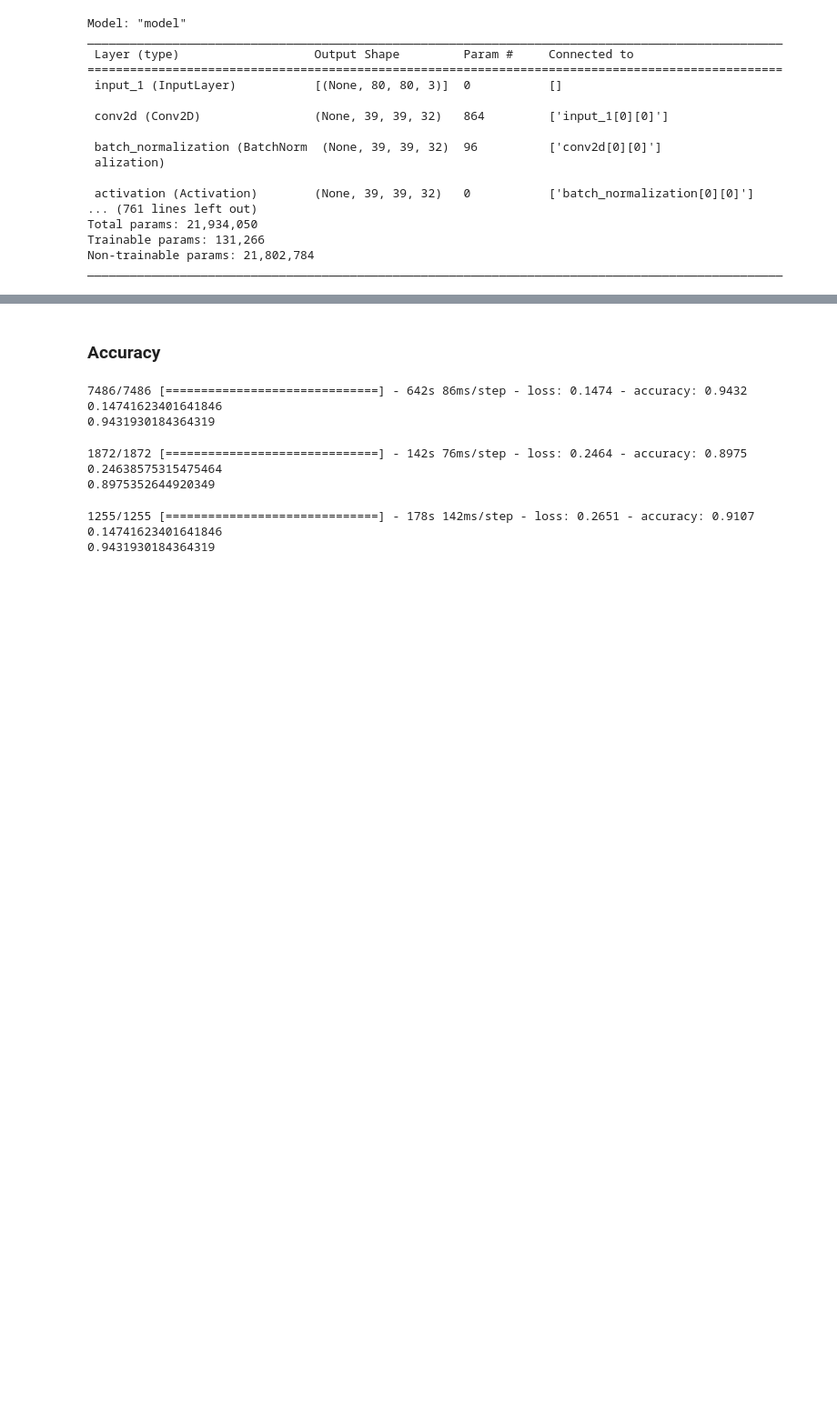
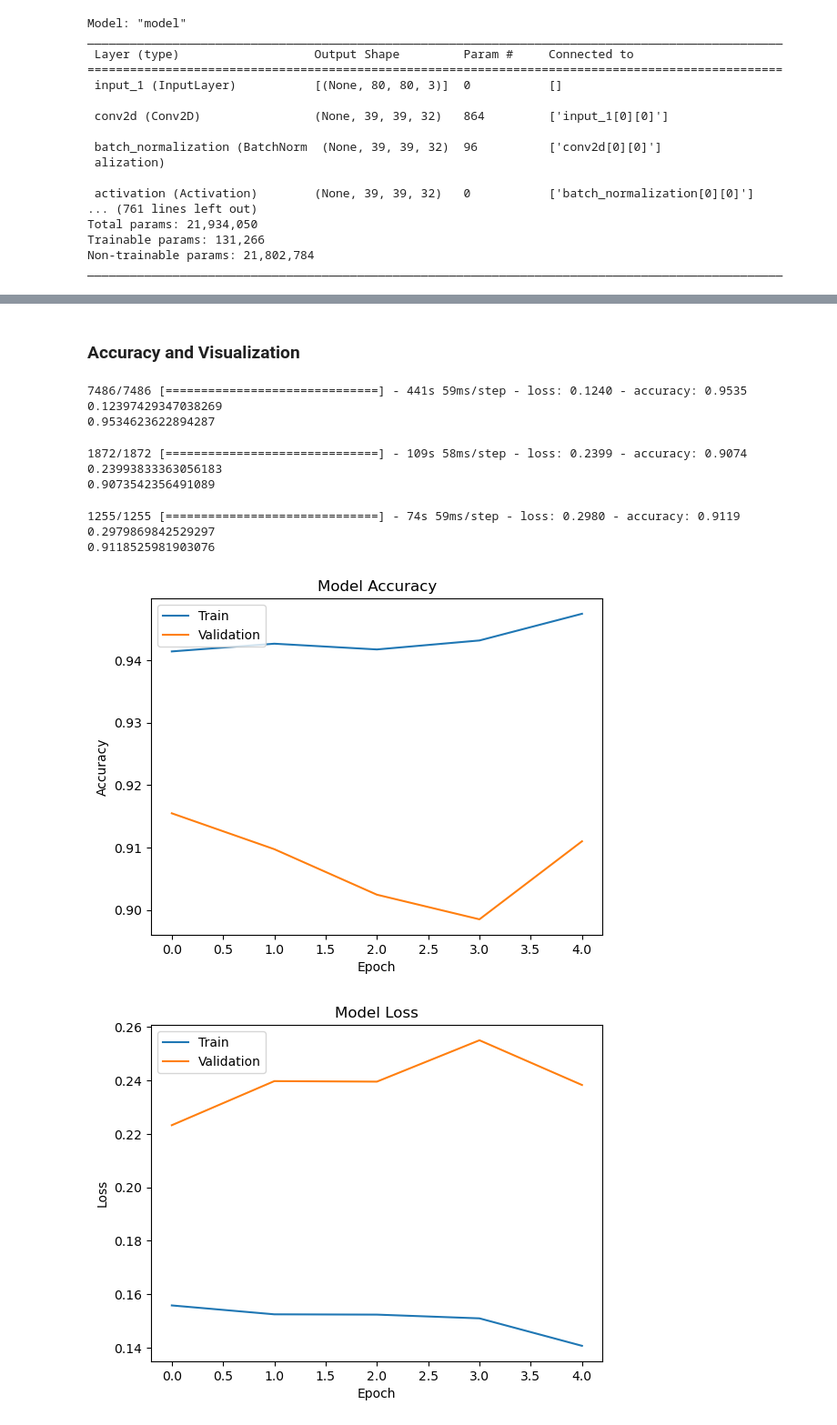
Before and after one commit to lashikaa/Driver-Fatigue-Alerting-System, a Jupyter notebook: Model Training.ipynb, the cells around one changed output, grey strips where cells are left out. Shown: that part at 91% size. Drawn from its saved outputs; the diff is of its cells as text; code cells hidden in the pictures; blank space fills up the shorter version.

```diff
--- a/Model Training.ipynb
+++ b/Model Training.ipynb
@@ -86,9 +86,9 @@ model.compile(optimizer = 'Adam',
               loss = 'categorical_crossentropy',
               metrics = ['accuracy'])
 # %%
-model.fit_generator(train_data,steps_per_epoch = train_data.samples// batchsize,
+history= model.fit(train_data,steps_per_epoch = train_data.samples// batchsize,
                    validation_data = validation_data,
                    validation_steps = validation_data.samples// batchsize,
                    callbacks = callbacks,
-                    epochs = 2)
+                    epochs = 5)
 # %% [output]
@@ -102,26 +112,48 @@ Epoch 2: val_loss did not improve from 0.22650
 # %% [markdown]
-### Accuracy
+### Accuracy and Visualization
 # %%
 acc_tr, loss_tr = model.evaluate(train_data)
 print(acc_tr)
 print(loss_tr)
 # %% [output]
-7486/7486 [==============================] - 642s 86ms/step - loss: 0.1474 - accuracy: 0.9432
-0.14741623401641846
-0.9431930184364319
+7486/7486 [==============================] - 441s 59ms/step - loss: 0.1240 - accuracy: 0.9535
+0.12397429347038269
+0.9534623622894287
 # %%
 acc_vr, loss_vr = model.evaluate(validation_data)
 print(acc_vr)
 print(loss_vr)
 # %% [output]
-1872/1872 [==============================] - 142s 76ms/step - loss: 0.2464 - accuracy: 0.8975
-0.24638575315475464
-0.8975352644920349
+1872/1872 [==============================] - 109s 58ms/step - loss: 0.2399 - accuracy: 0.9074
+0.23993833363056183
+0.9073542356491089
 # %%
 acc_test, loss_test = model.evaluate(test_data)
-print(acc_tr)
-print(loss_tr)
+print(acc_test)
+print(loss_test)
 # %% [output]
-1255/1255 [==============================] - 178s 142ms/step - loss: 0.2651 - accuracy: 0.9107
-0.14741623401641846
-0.9431930184364319
+1255/1255 [==============================] - 74s 59ms/step - loss: 0.2980 - accuracy: 0.9119
+0.2979869842529297
+0.9118525981903076
+# %%
+import matplotlib.pyplot as plt
+
+# Plotting Accuracy vs Loss for Training and Validation Datasets
+plt.plot(history.history['accuracy'])
+plt.plot(history.history['val_accuracy'])
+plt.title('Model Accuracy')
+plt.ylabel('Accuracy')
+plt.xlabel('Epoch')
+plt.legend(['Train', 'Validation'], loc='upper left')
+plt.show()
+
+plt.plot(history.history['loss'])
+plt.plot(history.history['val_loss'])
+plt.title('Model Loss')
+plt.ylabel('Loss')
+plt.xlabel('Epoch')
+plt.legend(['Train', 'Validation'], loc='upper left')
+plt.show()
+# %% [output]
+[figure, added]
+[figure, added]
```
Also changed, not shown: parts of 1 cell of this notebook.
